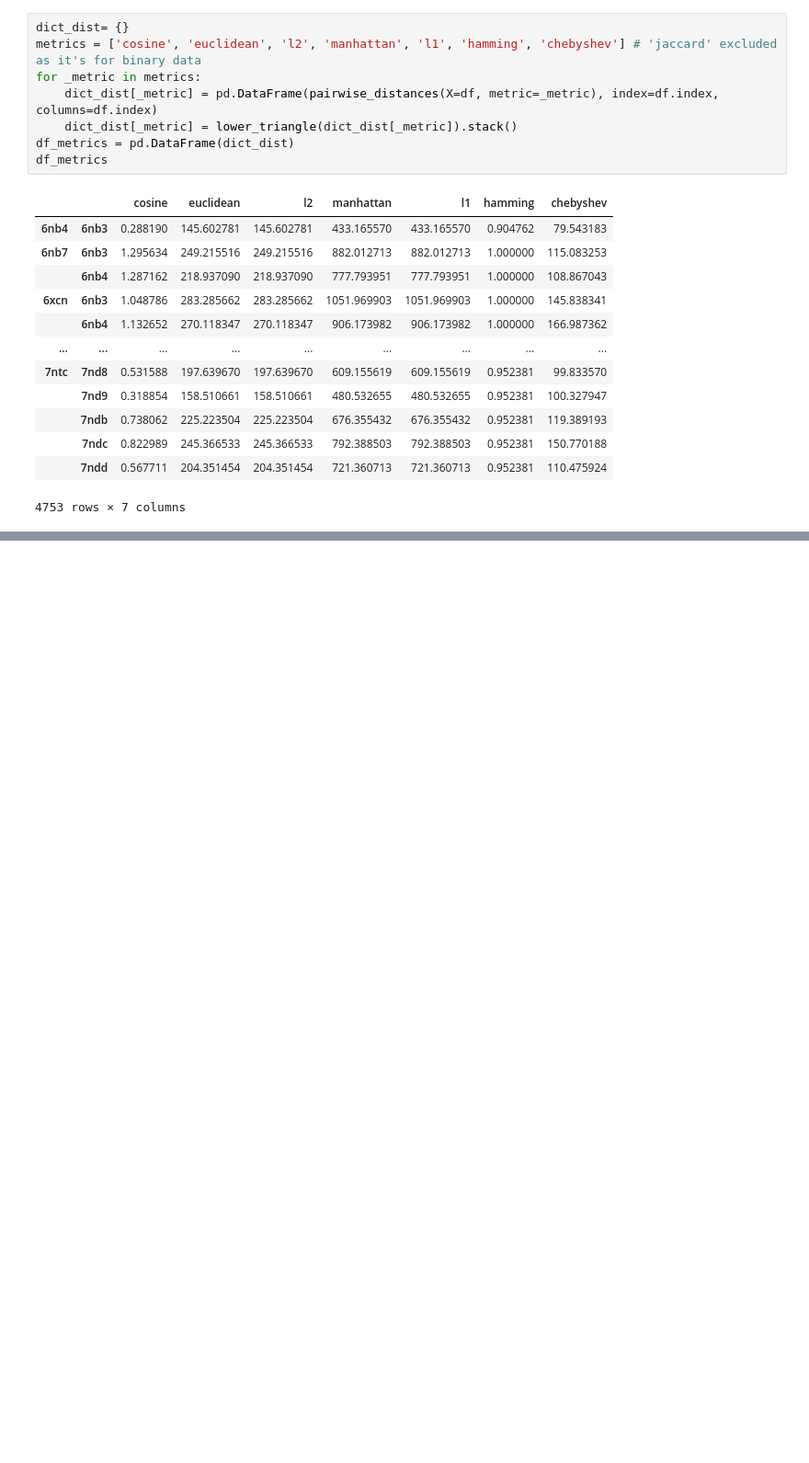
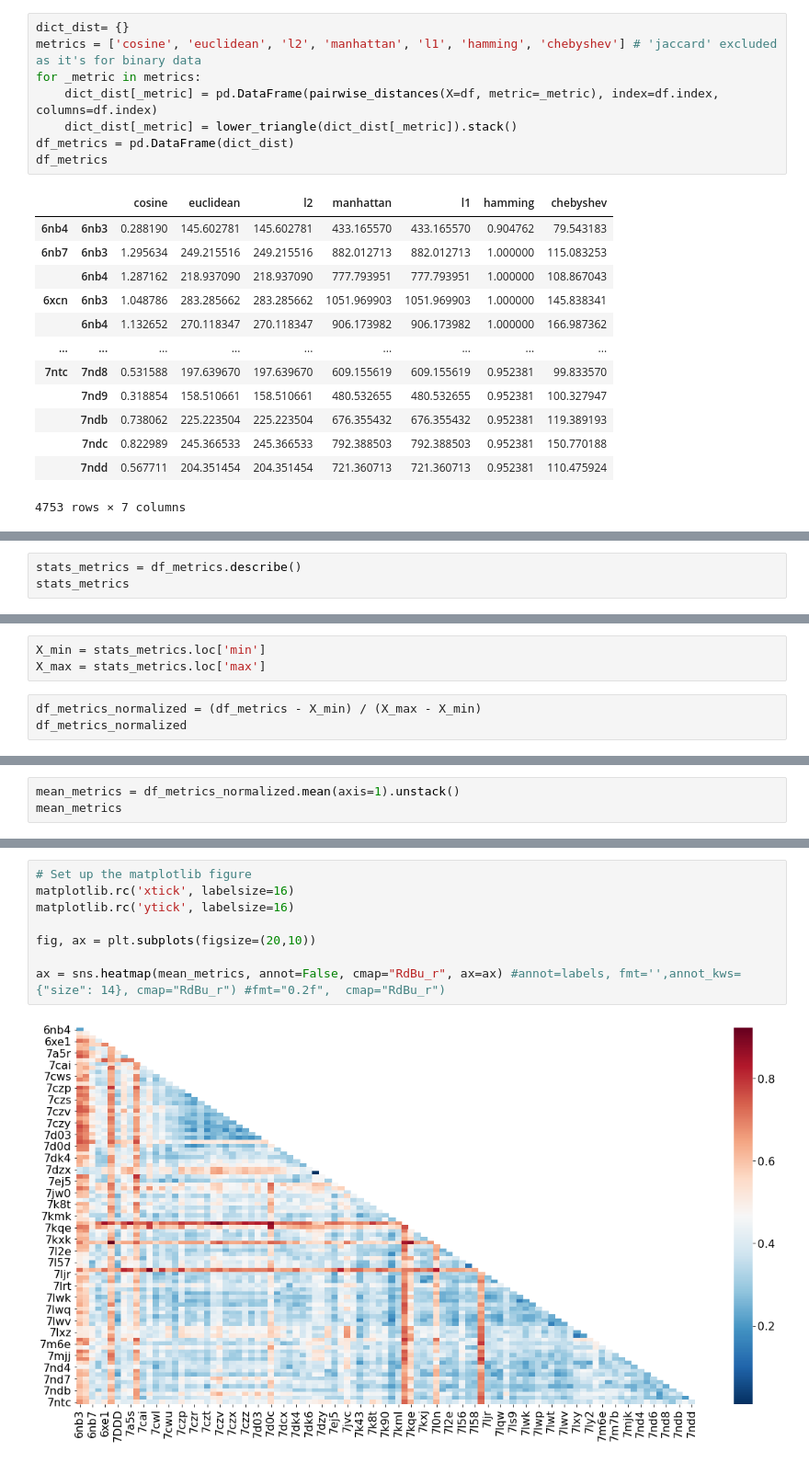
Before and after one commit to hackathonismb/Interface-analysis-of-SARS-CoV-2-antibodies-vs-ACE2, a Jupyter notebook: compute_similarity.ipynb, the cells around one changed output, grey strips where cells are left out. Shown: that part at 92% size. Drawn from its saved outputs; the diff is of its cells as text; blank space fills up the shorter version.

Commit message:
:sparkles: David's last figure, super fast;)
- old data file processing used
- new one has additional checks

```diff
--- a/compute_similarity.ipynb
+++ b/compute_similarity.ipynb
@@ -87,0 +97,3 @@ df_metrics
+# %%
+stats_metrics = df_metrics.describe()
+stats_metrics
@@ -87,0 +110,6 @@ df_metrics
+# %%
+X_min = stats_metrics.loc['min']
+X_max = stats_metrics.loc['max']
+# %%
+df_metrics_normalized = (df_metrics - X_min) / (X_max - X_min)
+df_metrics_normalized
@@ -87,0 +132,3 @@ df_metrics
+# %%
+mean_metrics = df_metrics_normalized.mean(axis=1).unstack()
+mean_metrics
@@ -87,0 +149,10 @@ df_metrics
+# %%
+# Set up the matplotlib figure
+matplotlib.rc('xtick', labelsize=16)
+matplotlib.rc('ytick', labelsize=16)
+
+fig, ax = plt.subplots(figsize=(20,10))
+
+ax = sns.heatmap(mean_metrics, annot=False, cmap="RdBu_r", ax=ax) #annot=labels, fmt='',annot_kws={"size": 14}, cmap="RdBu_r") #fmt="0.2f",  cmap="RdBu_r")
+# %% [output]
+[figure, added]
```
Also changed, not shown: parts of 5 cells of this notebook, 1 other file.
